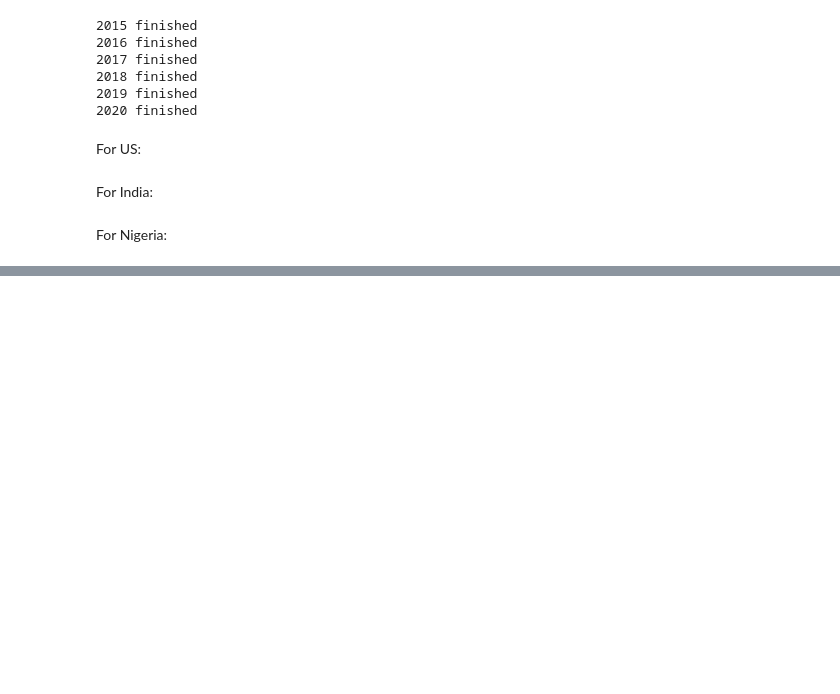
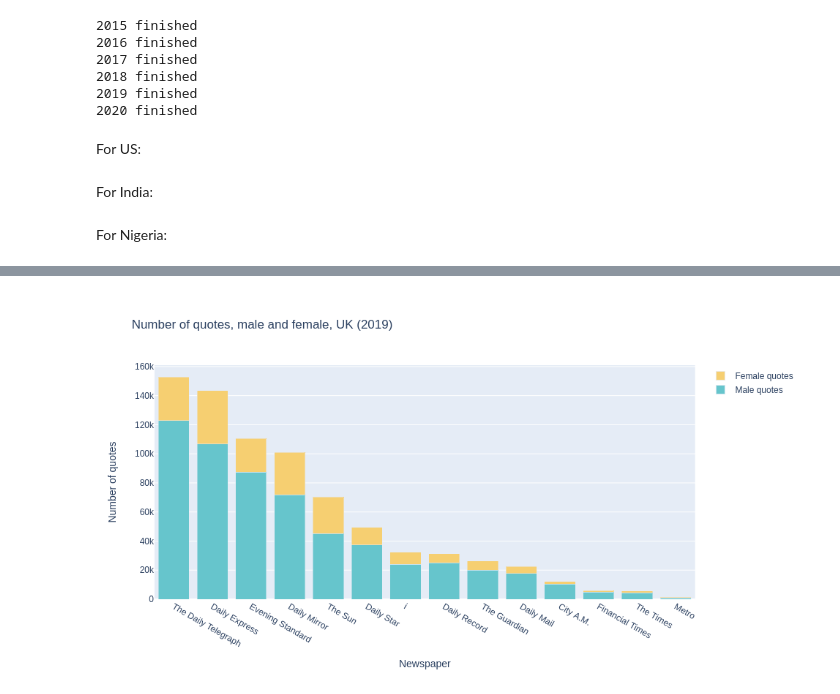
Before and after one commit to epfl-ada/ada-2021-project-palomamo, a Jupyter notebook: gender_representation.ipynb, the cells around one changed output, grey strips where cells are left out. Saved outputs shown, nothing was run; the diff lists cells and outputs as text; code cells hidden in the pictures; blank space fills up the shorter version.

```diff
--- a/gender_representation.ipynb
+++ b/gender_representation.ipynb
@@ -235,0 +280,4 @@ fig.write_html("docs/_includes/fig_counts_other_uk_2019.html", full_html=False,
+# %%
+Image(filename='docs/imgs/fig_counts_male_female_uk_2019.png') # for github
+# %% [output]
+[figure, added]
```
Also changed, not shown: parts of 35 cells of this notebook.
